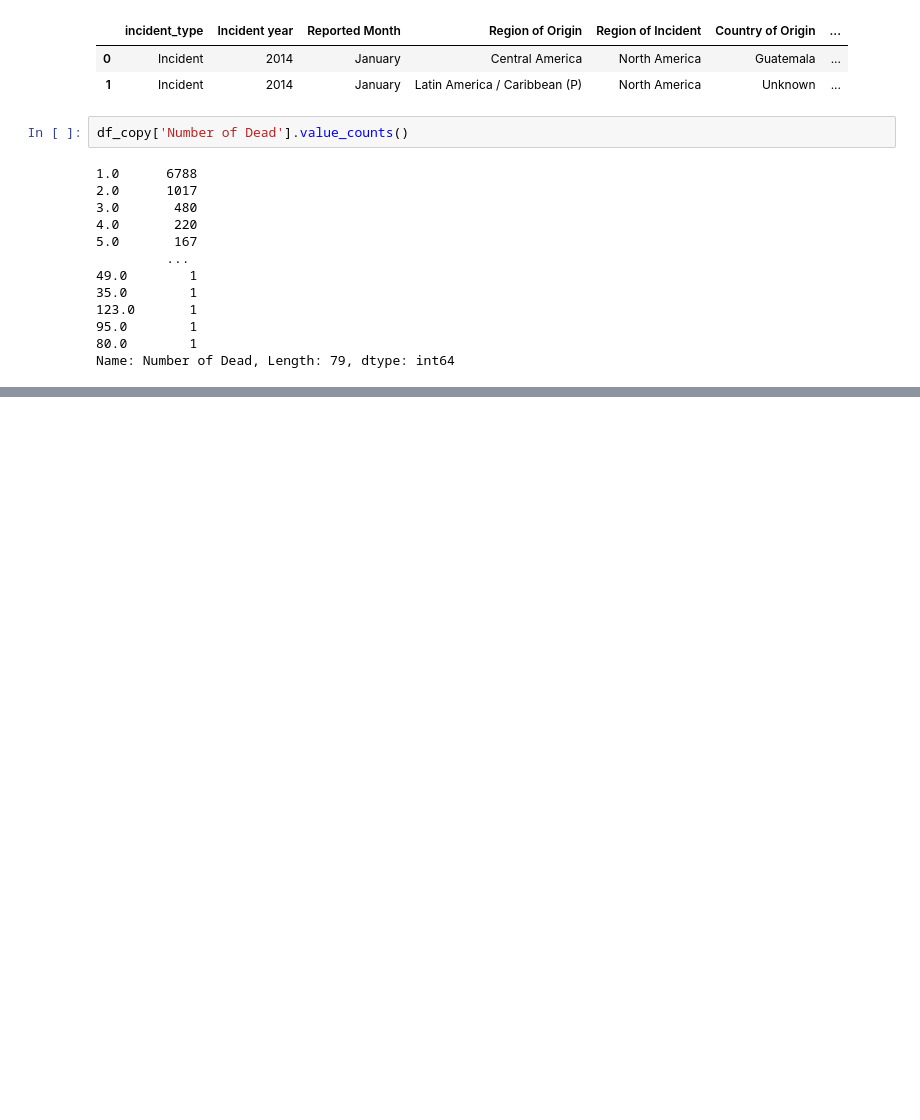
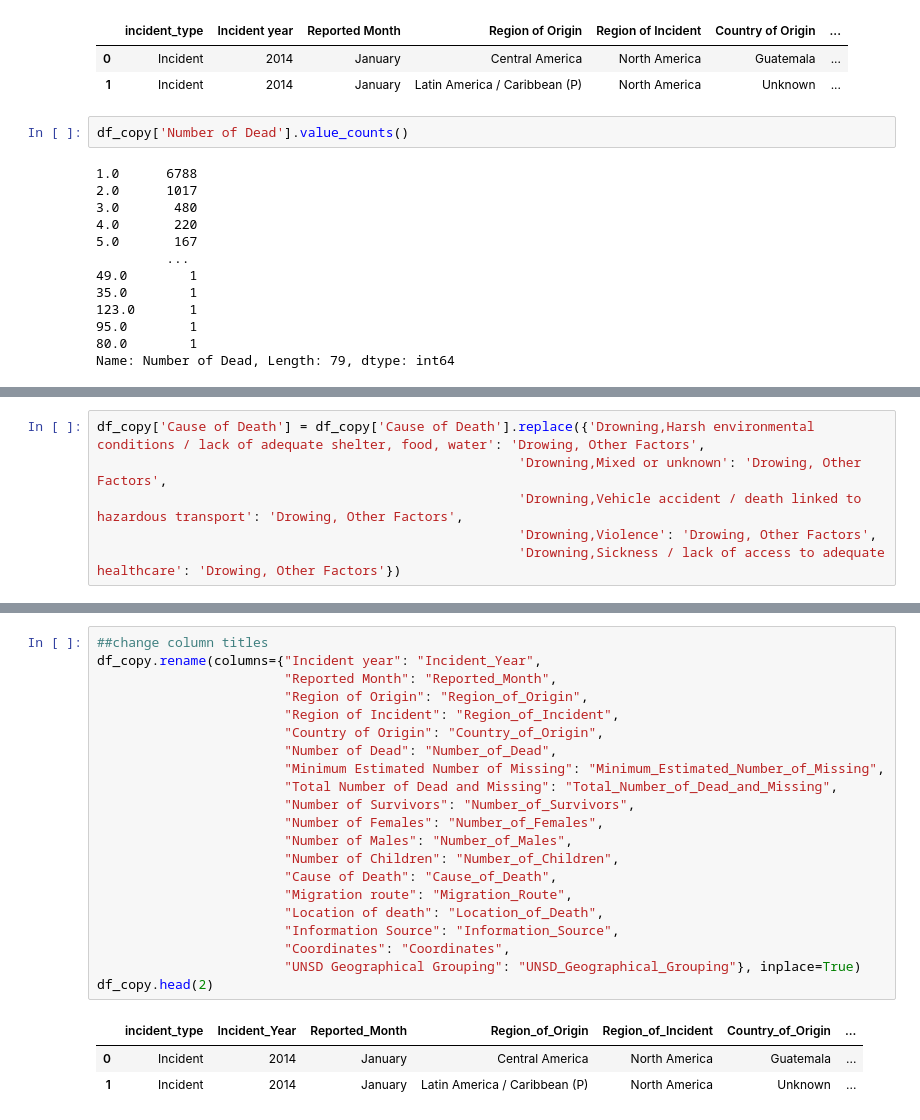
Before and after one commit to joey-october85/23-Project-4-Missing-Migrant-Machine-Learning, a Jupyter notebook: dataframe.ipynb, the cells around one changed output, grey strips where cells are left out. Drawn from its saved outputs; the diff is of its cells as text; blank space fills up the shorter version.

```diff
--- a/dataframe.ipynb
+++ b/dataframe.ipynb
@@ -281,0 +301,6 @@ Name: Cause of Death, dtype: int64
+# %%
+df_copy['Cause of Death'] = df_copy['Cause of Death'].replace({'Drowning,Harsh environmental conditions / lack of adequate shelter, food, water': 'Drowing, Other Factors',
+                                                      'Drowning,Mixed or unknown': 'Drowing, Other Factors',
+                                                      'Drowning,Vehicle accident / death linked to hazardous transport': 'Drowing, Other Factors',
+                                                      'Drowning,Violence': 'Drowing, Other Factors',
+                                                      'Drowning,Sickness / lack of access to adequate healthcare': 'Drowing, Other Factors'})
@@ -281,0 +314,25 @@ Name: Cause of Death, dtype: int64
+# %%
+##change column titles
+df_copy.rename(columns={"Incident year": "Incident_Year",
+                        "Reported Month": "Reported_Month",
+                        "Region of Origin": "Region_of_Origin",
+                        "Region of Incident": "Region_of_Incident",
+                        "Country of Origin": "Country_of_Origin",
+                        "Number of Dead": "Number_of_Dead",
+                        "Minimum Estimated Number of Missing": "Minimum_Estimated_Number_of_Missing",
+                        "Total Number of Dead and Missing": "Total_Number_of_Dead_and_Missing",
+                        "Number of Survivors": "Number_of_Survivors",
+                        "Number of Females": "Number_of_Females",
+                        "Number of Males": "Number_of_Males",
+                        "Number of Children": "Number_of_Children",
+                        "Cause of Death": "Cause_of_Death",
+                        "Migration route": "Migration_Route",
+                        "Location of death": "Location_of_Death",
+                        "Information Source": "Information_Source",
+                        "Coordinates": "Coordinates",
+                        "UNSD Geographical Grouping": "UNSD_Geographical_Grouping"}, inplace=True)
+df_copy.head(2)
+# %% [output]
+|  | incident_type | Incident_Year | Reported_Month | Region_of_Origin | Region_of_Incident | Country_of_Origin | ... |
+| 0 | Incident | 2014 | January | Central America | North America | Guatemala | ... |
+| 1 | Incident | 2014 | January | Latin America / Caribbean (P) | North America | Unknown | ... |
```
Also changed, not shown: parts of 10 cells of this notebook.
